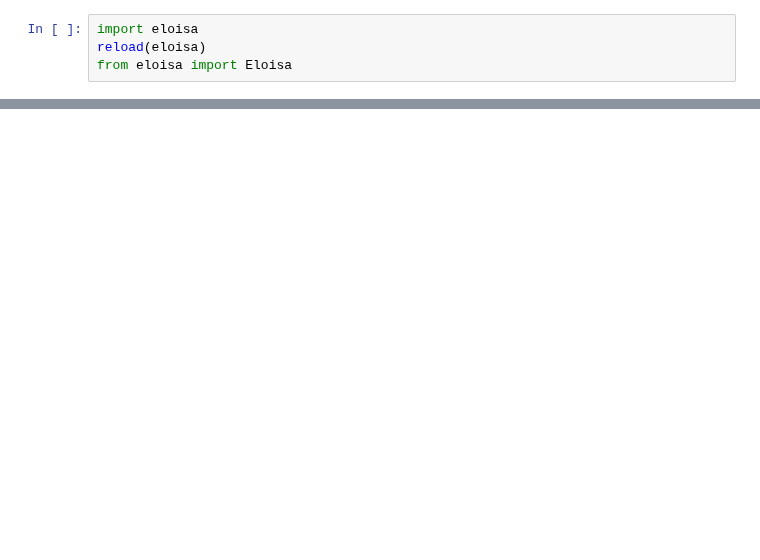
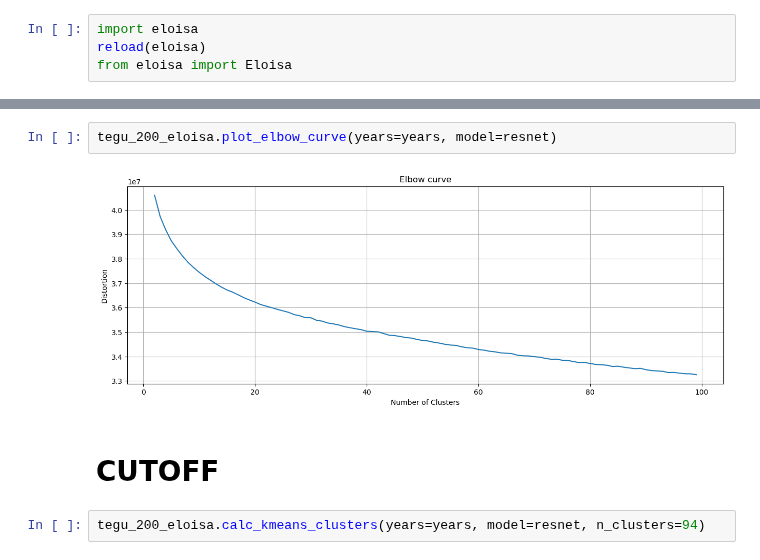
Before and after one commit to JuanesLamilla/TemporalClusterNet, a Jupyter notebook: main.ipynb, the cells around one changed output, grey strips where cells are left out. Drawn from its saved outputs; the diff is of its cells as text; blank space fills up the shorter version.

```diff
--- a/main.ipynb
+++ b/main.ipynb
@@ -135,0 +114,8 @@ tegu_600_eloisa.close_db()
+# %%
+tegu_200_eloisa.plot_elbow_curve(years=years, model=resnet)
+# %% [output]
+[figure, added]
+# %% [markdown]
+# CUTOFF
+# %%
+tegu_200_eloisa.calc_kmeans_clusters(years=years, model=resnet, n_clusters=94)
```
Also changed, not shown: parts of 43 cells of this notebook.
